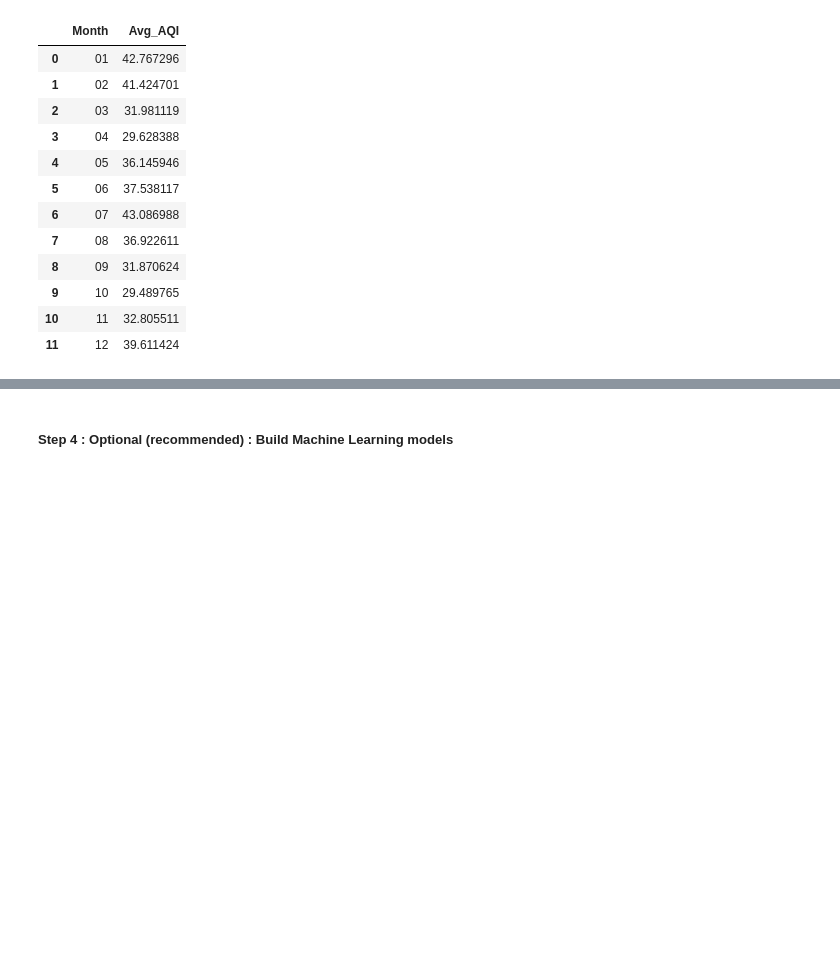
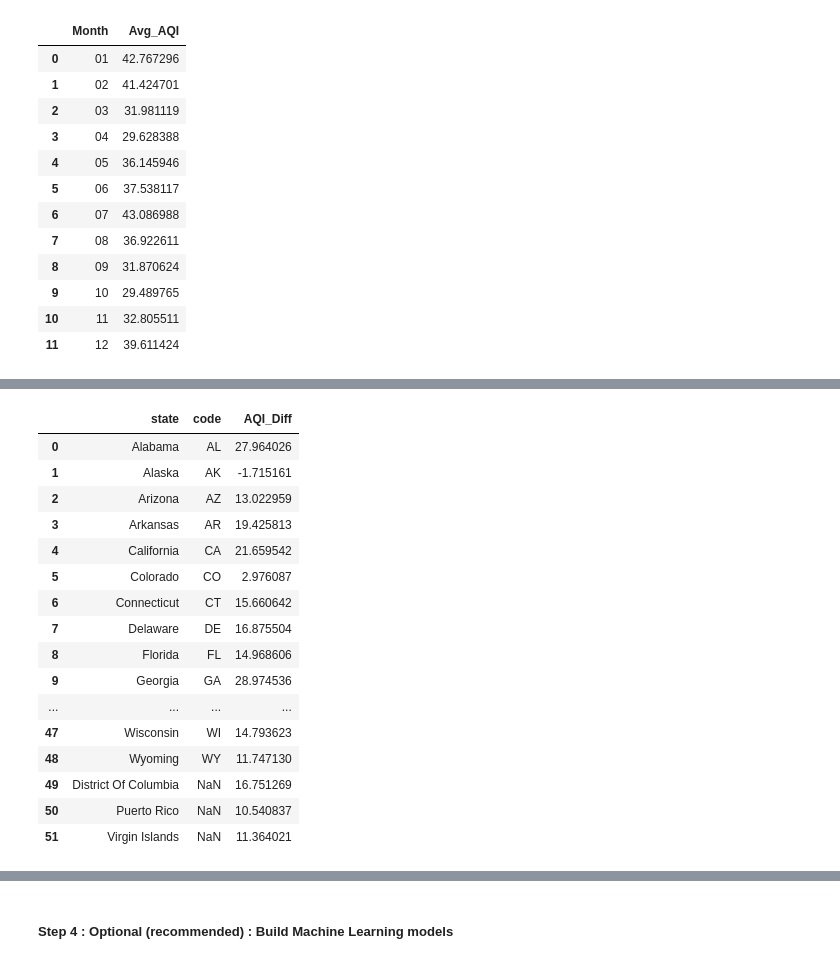
Before and after one commit to kirthan18/DBMS, a Jupyter notebook: Data Analysis/AQI_Analysis.ipynb, the cells around one changed output, grey strips where cells are left out. Saved outputs shown, nothing was run; the diff lists cells and outputs as text; code cells hidden in the pictures; blank space fills up the shorter version.

```diff
--- a/Data Analysis/AQI_Analysis.ipynb
+++ b/Data Analysis/AQI_Analysis.ipynb
@@ -187,0 +202,18 @@ High five! You successfuly sent some data to your account on plotly. View your p
+# %%
+import plotly.plotly as py
+import plotly.graph_objs as go
+trace1 = go.Scatter3d(
+    x = lat_long_aqi['Latitude'],
+    y = lat_long_aqi['Longitude'],
+    z = lat_long_aqi['AVG(AQI)'],
+    mode='markers',
+    marker=dict(
+        size='10',
+        color = np.random.randn(500), #set color equal to a variable
+        colorscale='Viridis',
+        showscale=True
+    )
+)
+data = [trace1]
+
+py.iplot(data, filename='3d-scatter-colorscale')
@@ -187,0 +222,8 @@ High five! You successfuly sent some data to your account on plotly. View your p
+# %%
+# Query 4 - Change in AQI from 1999 to 2015
+aqi_diff = pd.read_sql_query("""SELECT Temp1.StateName, Temp1.AQI_1999 - Temp2.AQI_2015 AS AQI_Diff FROM
+    (SELECT StateName, AVG(AQI) AS AQI_1999 FROM data WHERE SUBSTR(DateLocal, 1, 4) = '1999' GROUP BY StateName) AS Temp1,
+    (SELECT StateName, AVG(AQI) AS AQI_2015 FROM data WHERE SUBSTR(DateLocal, 1, 4) = '2015' GROUP BY StateName) AS Temp2
+WHERE Temp1.StateName = Temp2.StateName""", db_conn)
+
+display(aqi_diff)
@@ -187,0 +248,33 @@ High five! You successfuly sent some data to your account on plotly. View your p
+# %%
+df = pd.read_csv('https://raw.githubusercontent.com/plotly/datasets/master/2011_us_ag_exports.csv')
+columns = ['state', 'code']
+state_code = pd.DataFrame(df, columns=columns)
+state_code['state'][4] = 'California'
+# display(state_code)
+
+aqi_diff = aqi_diff.rename(columns={'StateName': 'state'})
+# display(aqi_diff)
+aqi_diff_state = pd.merge(state_code, aqi_diff, on='state')
+display(aqi_diff_state)
+# aqi_diff_state['code'][aqi_diff_state['state'] == 'California'] = 'CF'
+# aqi_diff_state.set_value('California', 'code', 'CA')
+# aqi_diff_state.xs(, copy = False)['x']=10
+# display(aqi_diff_state)
+# %% [output]
+|  | state | code | AQI_Diff |
+| 0 | Alabama | AL | 27.964026 |
+| 1 | Alaska | AK | -1.715161 |
+| 2 | Arizona | AZ | 13.022959 |
+| 3 | Arkansas | AR | 19.425813 |
+| 4 | California | CA | 21.659542 |
+| 5 | Colorado | CO | 2.976087 |
+| 6 | Connecticut | CT | 15.660642 |
+| 7 | Delaware | DE | 16.875504 |
+| 8 | Florida | FL | 14.968606 |
+| 9 | Georgia | GA | 28.974536 |
+| ... | ... | ... | ... |
+| 47 | Wisconsin | WI | 14.793623 |
+| 48 | Wyoming | WY | 11.747130 |
+| 49 | District Of Columbia | NaN | 16.751269 |
+| 50 | Puerto Rico | NaN | 10.540837 |
+| 51 | Virgin Islands | NaN | 11.364021 |
```
Also changed, not shown: parts of 6 cells of this notebook.
